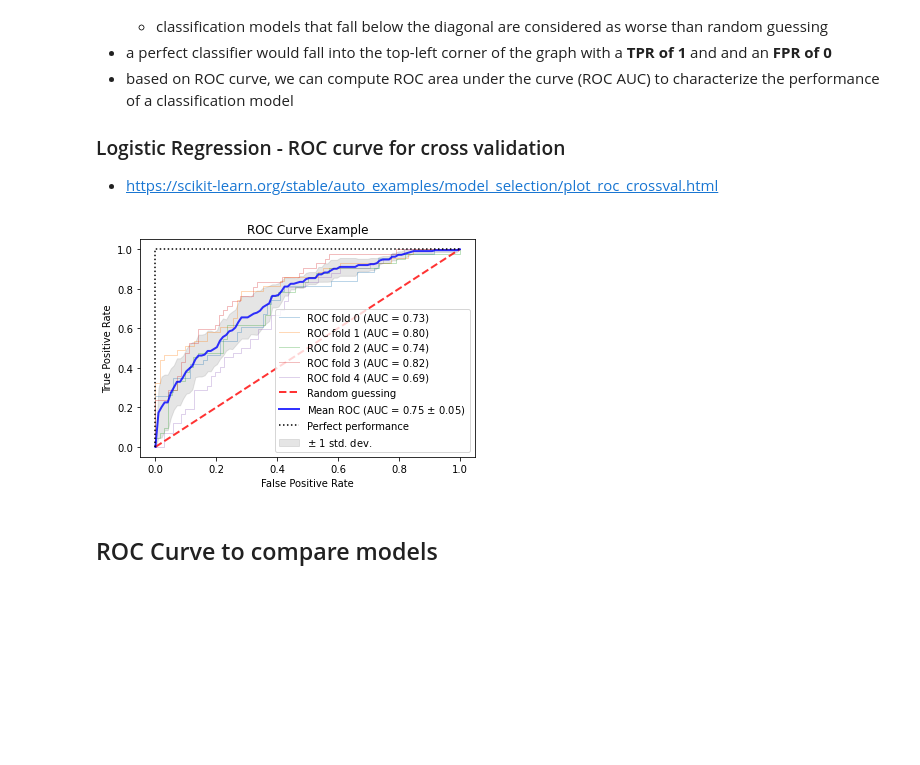
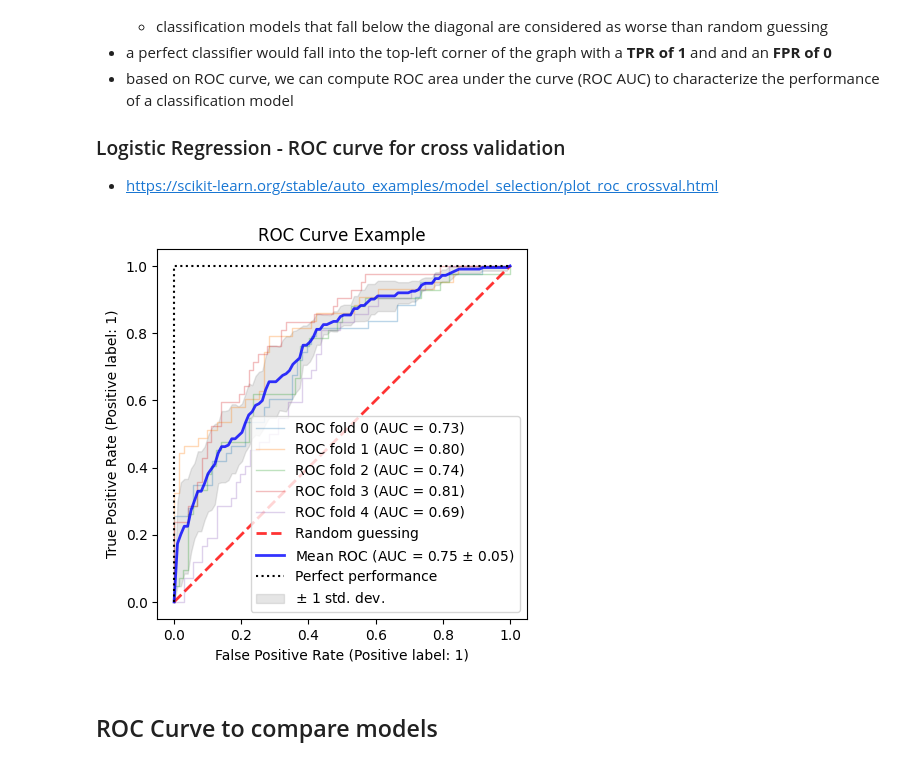
Before and after one commit to rambasnet/python-machine-learning, a Jupyter notebook: notebooks/ModelSelection.ipynb, the cells around one changed output. Drawn from its saved outputs; the diff is of its cells as text; code cells hidden in the pictures; blank space fills up the shorter version.

```diff
--- a/notebooks/ModelSelection.ipynb
+++ b/notebooks/ModelSelection.ipynb
@@ -259,7 +257,7 @@ fig, ax = plt.subplots()
 # create and add ROC for each  fold
 for i, (train, test) in enumerate(cv.split(X_train, y)): # iterator
     classifier.fit(X_train[train], y[train])
-    viz = plot_roc_curve(classifier, X_train[test], y[test],
+    viz = RocCurveDisplay.from_estimator(classifier, X_train[test], y[test],
                          name=f'ROC fold {i}',
                          alpha=0.3, lw=1, ax=ax)
     interp_tpr = np.interp(mean_fpr, viz.fpr, viz.tpr)
@@ -267,35 +265,35 @@ for i, (train, test) in enumerate(cv.split(X_train, y)): # iterator
     tprs.append(interp_tpr)
     aucs.append(viz.roc_auc)
 
 # add curve for random guessing
 ax.plot([0, 1], [0, 1], linestyle='--', lw=2, color='r',
         label='Random guessing', alpha=.8)
 
 mean_tpr = np.mean(tprs, axis=0)
 mean_tpr[-1] = 1.0
 mean_auc = auc(mean_fpr, mean_tpr)
 std_auc = np.std(aucs)
 
 # add curve for mean scores
 ax.plot(mean_fpr, mean_tpr, color='b',
         label=r'Mean ROC (AUC = %0.2f $\pm$ %0.2f)' % (mean_auc, std_auc),
         lw=2, alpha=.8)
-# add curve for perfect score
+# add curve for a perfect score
 ax.plot([0, 0, 1],
         [0, 1, 1], linestyle=':', color='black', label='Perfect performance')
 
 std_tpr = np.std(tprs, axis=0)
 tprs_upper = np.minimum(mean_tpr + std_tpr, 1)
 tprs_lower = np.maximum(mean_tpr - std_tpr, 0)
 ax.fill_between(mean_fpr, tprs_lower, tprs_upper, color='grey', alpha=.2,
                 label=r'$\pm$ 1 std. dev.')
 
 ax.set(xlim=[-0.05, 1.05], ylim=[-0.05, 1.05],
        title="ROC Curve Example")
 ax.legend(loc="lower right")
 plt.show()
 # %% [output]
-[figure, old version]
+[figure, new version]
 # %% [markdown]
 ## ROC Curve to compare models
 # %%
```
Also changed, not shown: parts of 7 cells of this notebook.
